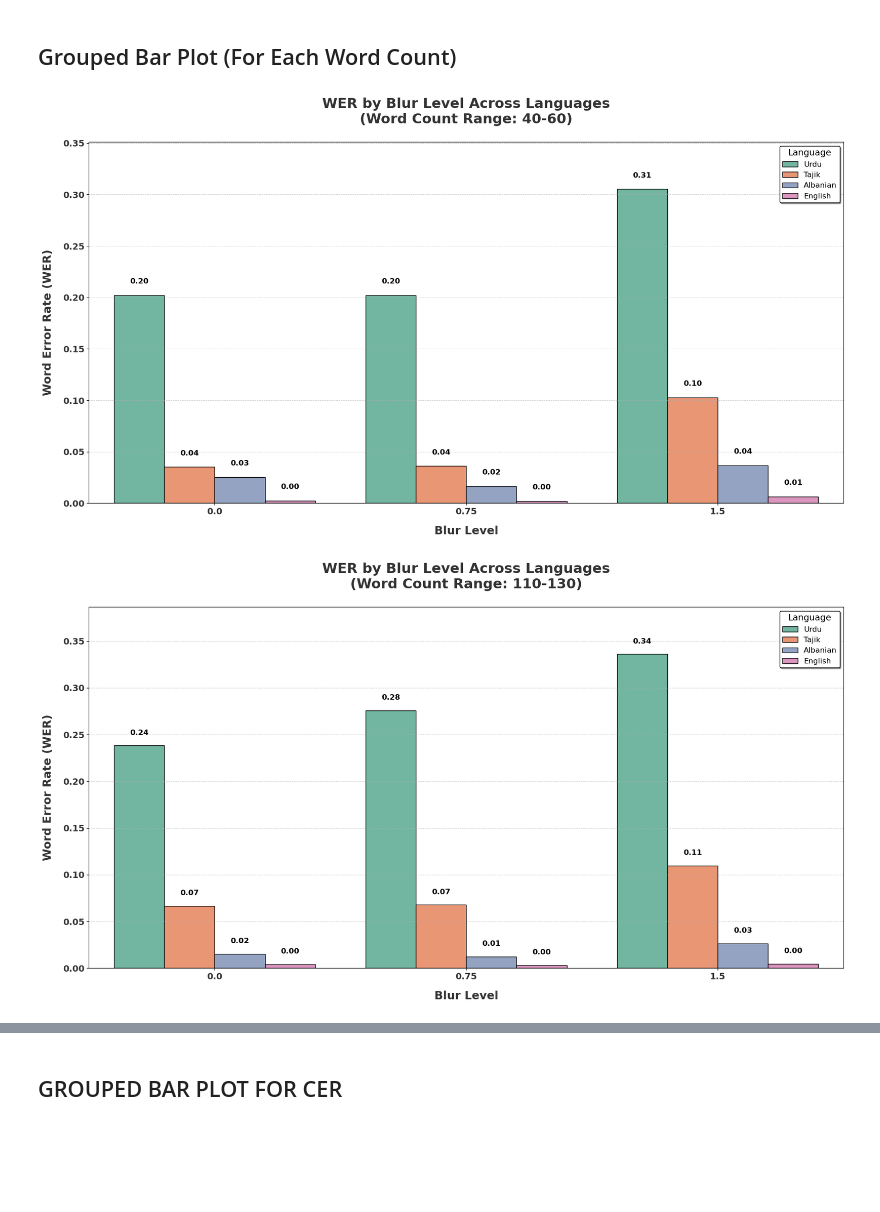
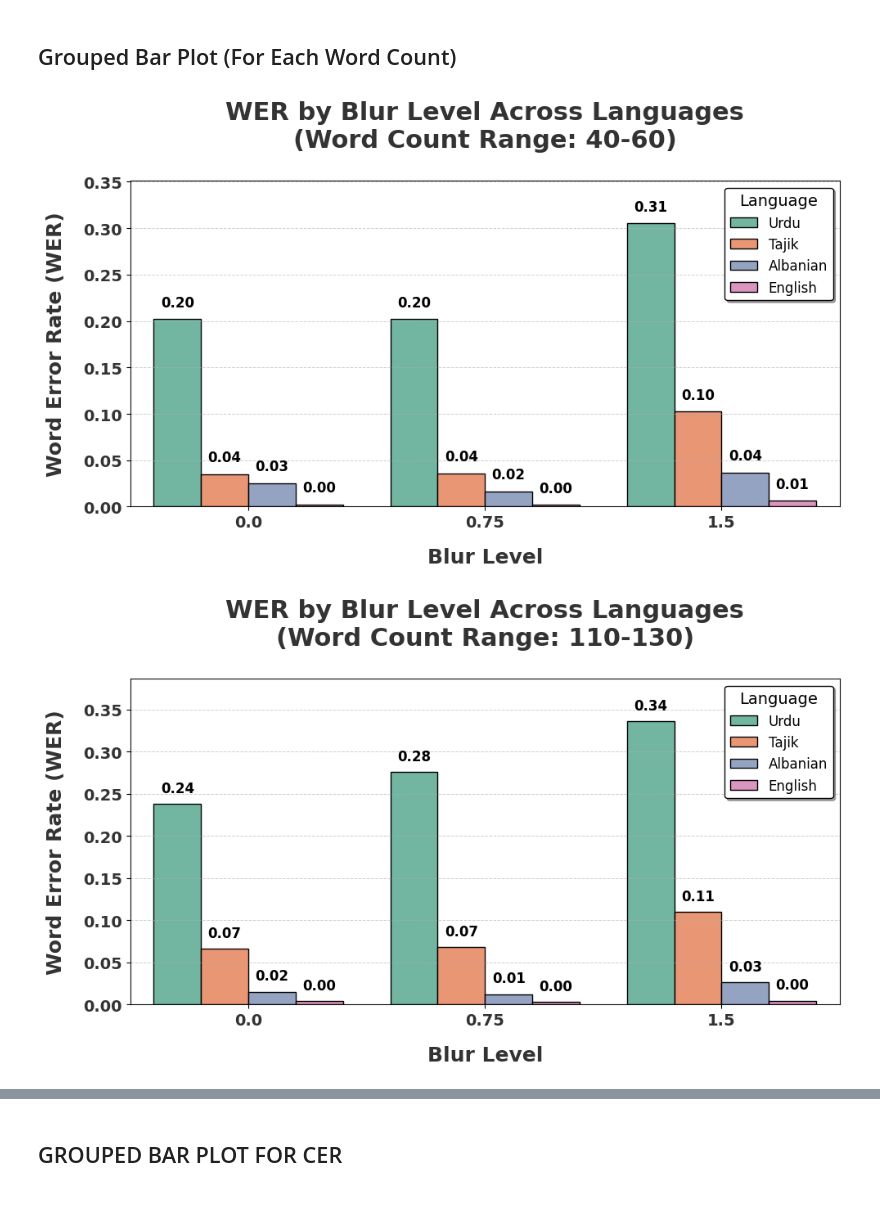
Before and after one commit to abdullahsohaill/CS6303-ResearchProject, a Jupyter notebook: Analysis/Blur_Analysis.ipynb, the cells around one changed output, grey strips where cells are left out. Drawn from its saved outputs; the diff is of its cells as text; code cells hidden in the pictures; blank space fills up the shorter version.

Commit message:
final graphs

```diff
--- a/Analysis/Blur_Analysis.ipynb
+++ b/Analysis/Blur_Analysis.ipynb
@@ -238,7 +238,7 @@ import seaborn as sns
 # Grouped Bar Plot for WER by Blur Level
 def plot_grouped_bar_wer(df, word_count_order):
     for word_count in word_count_order:
-        plt.figure(figsize=(18, 10))  # Larger figure size for better presentation
+        plt.figure(figsize=(10, 6))  # Larger figure size for better presentation
 
         # Filter data for the specific word count range
         wc_combined_df = df[df['Word Count Range'] == word_count]
@@ -279,32 +279,32 @@ def plot_grouped_bar_wer(df, word_count_order):
             pad=30,
             color='#333333'
         )
         plt.xlabel('Blur Level', fontsize=18, labelpad=15, fontweight='bold', color='#333333')
         plt.ylabel('Word Error Rate (WER)', fontsize=18, labelpad=15, fontweight='bold', color='#333333')
 
         # Customize the legend
         plt.legend(
             title='Language',
             title_fontsize=14,
             fontsize=12,
             loc='upper right',
             frameon=True,
             facecolor='white',
             edgecolor='black',
             fancybox=True,
             shadow=True
         )
 
         # Add gridlines with a clean look
         plt.grid(axis='y', linestyle='--', linewidth=0.7, alpha=0.6)
         plt.xticks(fontsize=14, fontweight='bold', color='#333333')
         plt.yticks(fontsize=14, fontweight='bold', color='#333333')
         plt.ylim(0, wc_combined_df['WER'].max() * 1.15)
         plt.tight_layout()
         plt.show()
 
 # Call the function for WER
 plot_grouped_bar_wer(combined_blur_df, word_count_order)
 # %% [output]
-[figure, old version]
+[figure, new version]
-[figure, old version]
+[figure, new version]
```
Also changed, not shown: parts of 7 cells of this notebook, 2 other files.
